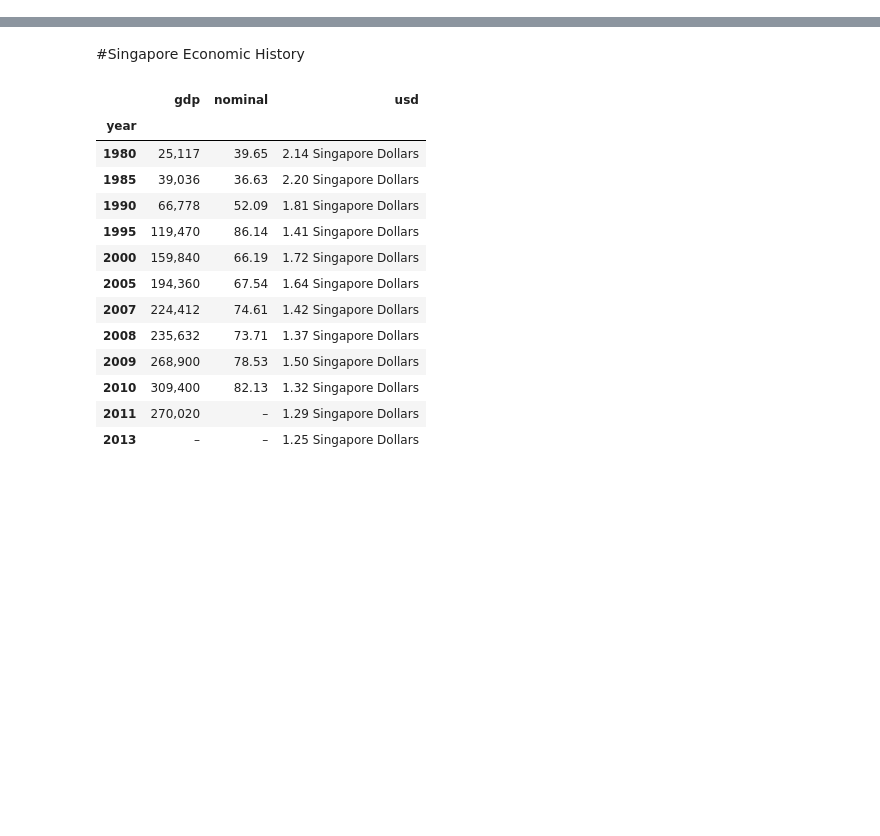
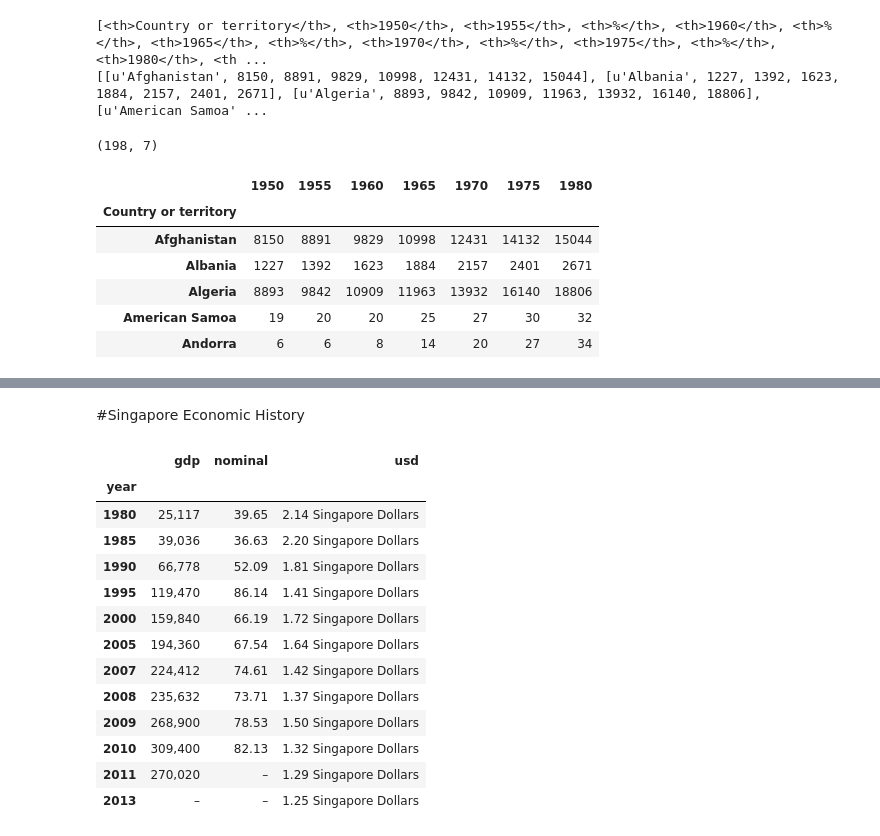
Before and after one commit to jthang/MachineLearningLab, a Jupyter notebook: lab_scraping_wiki.ipynb, the cells around one changed output, grey strips where cells are left out. Cells and saved outputs as stored; diff of their text form; code cells hidden in the pictures; blank space fills up the shorter version.

```diff
--- a/lab_scraping_wiki.ipynb
+++ b/lab_scraping_wiki.ipynb
@@ -51,17 +50,19 @@ for table in soup.find_all('table', {'class': ['sortable', 'wikitable']}):
 # %%
-def get_table_data(table):
-    column_names = []
-    col_indexes = []
-    table_head = table.find_all('th')
-    for idx, col_name in enumerate(table_head):
-        if col_name.text != '%':
-            col_indexes.append(idx)
-            column_names.append(col_name.text)
-    print(column_names)
+column_names = []
+col_indexes = []
+table_head = table.find_all('th')
+print table_head
 
-    rows_data = []
-    table_row = table.find_all('tr')
-    for idx, row_td in enumerate(table_row):
+for idx, col_name in enumerate(table_head):
+    if col_name.text != '%':
+        col_indexes.append(idx)
+        column_names.append(col_name.text)
+# print column_names
+# print col_indexes
+
+rows_data = []
+table_row = table.find_all('tr')
+for idx, row_td in enumerate(table_row):
         row = []
         for col_idx, col_val in enumerate(row_td.find_all('td')):
             if col_idx in col_indexes:
@@ -71,16 +72,24 @@ def get_table_data(table):
                     row.append(int(col_val.text.replace(',', '')))
         if row:
             rows_data.append(row)
-    return column_names, rows_data
+print rows_data
+# %% [output]
+[<th>Country or territory</th>, <th>1950</th>, <th>1955</th>, <th>%</th>, <th>1960</th>, <th>%</th>, <th>1965</th>, <th>%</th>, <th>1970</th>, <th>%</th>, <th>1975</th>, <th>%</th>, <th>1980</th>, <th ...
+[[u'Afghanistan', 8150, 8891, 9829, 10998, 12431, 14132, 15044], [u'Albania', 1227, 1392, 1623, 1884, 2157, 2401, 2671], [u'Algeria', 8893, 9842, 10909, 11963, 13932, 16140, 18806], [u'American Samoa' ...
 # %%
-def get_population_df(population_tables):
-    population_df = None
-    for table in population_tables:
-        columns, rows = get_table_data(table)
-        table_df = pd.DataFrame(rows, columns=columns)
-        table_df = table_df.set_index(['Country or territory'])
-        if population_df is None:
-            population_df = table_df
-        else:
-            population_df = population_df.join(table_df, how='outer')
-    return population_df
+population_df = []
+for table in population_tables:
+    table_df = pd.DataFrame(rows_data, columns=column_names)
+    table_df = table_df.set_index(['Country or territory'])
+    table_df = table_df.applymap(np.int32)
+print table_df.shape
+table_df.head()
+# %% [output]
+(198, 7)
+|  | 1950 | 1955 | 1960 | 1965 | 1970 | 1975 | 1980 |
+| Country or territory |  |  |  |  |  |  |  |
+| Afghanistan | 8150 | 8891 | 9829 | 10998 | 12431 | 14132 | 15044 |
+| Albania | 1227 | 1392 | 1623 | 1884 | 2157 | 2401 | 2671 |
+| Algeria | 8893 | 9842 | 10909 | 11963 | 13932 | 16140 | 18806 |
+| American Samoa | 19 | 20 | 20 | 25 | 27 | 30 | 32 |
+| Andorra | 6 | 6 | 8 | 14 | 20 | 27 | 34 |
```
Also changed, not shown: parts of 17 cells of this notebook.
